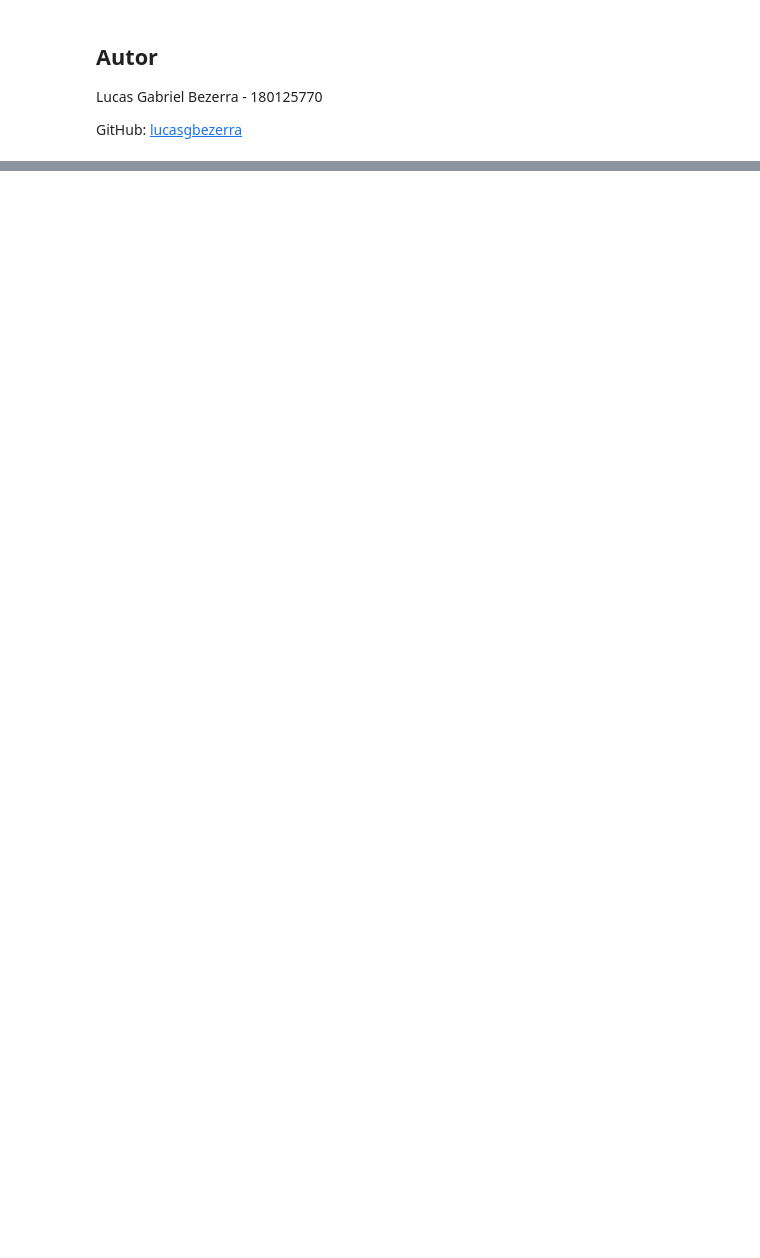
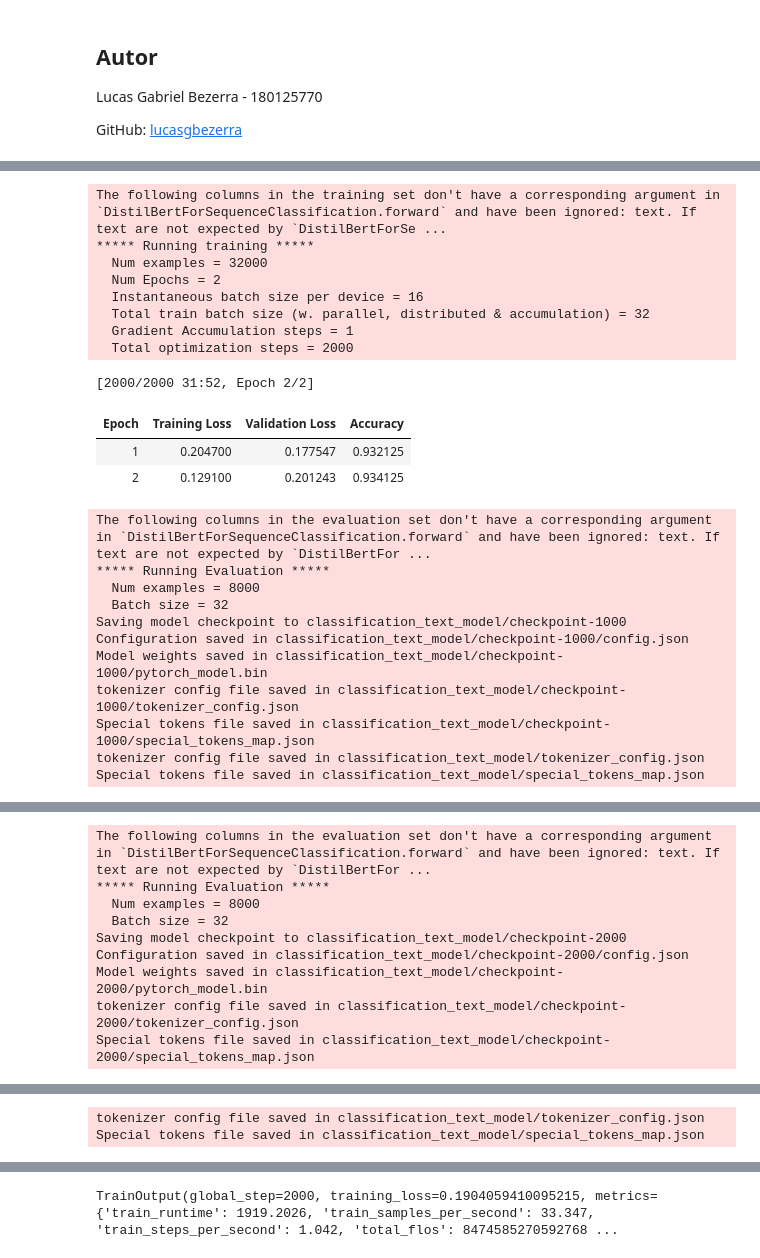
Before and after one commit to fabraz/fastaiOnCampus, a Jupyter notebook: nbs/180125770_lucasgbezerra_Lucas Gabriel Bezerra.ipynb, the cells around one changed output, grey strips where cells are left out. Drawn from its saved outputs; the diff is of its cells as text; code cells hidden in the pictures; blank space fills up the shorter version.

```diff
--- a/nbs/180125770_lucasgbezerra_Lucas Gabriel Bezerra.ipynb
+++ b/nbs/180125770_lucasgbezerra_Lucas Gabriel Bezerra.ipynb
@@ -444,0 +261,7 @@ Outro ponto importante é que mesmo com o uso de modelos mais precisos, a taxa d
+# %%
+import numpy as np
+
+def compute_metrics(eval_pred):
+    predictions, labels = eval_pred
+    predictions = np.argmax(predictions, axis=1)
+    return accuracy.compute(predictions=predictions, references=labels)
@@ -444,0 +272,3 @@ Outro ponto importante é que mesmo com o uso de modelos mais precisos, a taxa d
+# %%
+id_label = {0: "NEGATIVE", 1: "POSITIVE"}
+label_id = {"NEGATIVE": 0, "POSITIVE": 1}
@@ -444,0 +277,9 @@ Outro ponto importante é que mesmo com o uso de modelos mais precisos, a taxa d
+# %%
+from transformers import AutoModelForSequenceClassification, TrainingArguments, Trainer
+
+model = AutoModelForSequenceClassification.from_pretrained(
+    model_dbu,
+    num_labels=2,
+    id2label=id_label,
+    label2id=label_id
+)
@@ -444,0 +342,23 @@ Outro ponto importante é que mesmo com o uso de modelos mais precisos, a taxa d
+# %%
+training_args = TrainingArguments(
+    output_dir="classification_text_model",
+    learning_rate=2e-5,
+    per_device_train_batch_size=16,
+    per_device_eval_batch_size=16,
+    num_train_epochs=2,
+    weight_decay=0.01,
+    evaluation_strategy="epoch",
+    save_strategy="epoch",
+    load_best_model_at_end=True,
+    push_to_hub=True,
+)
+
+trainer = Trainer(
+    model=model,
+    args=training_args,
+    train_dataset=dds["train"],
+    eval_dataset=dds["test"],
+    tokenizer=toks,
+    data_collator=data_collator,
+    compute_metrics=compute_metrics,
+)
@@ -444,0 +409,26 @@ Outro ponto importante é que mesmo com o uso de modelos mais precisos, a taxa d
+# %%
+trainer.train()
+# %% [output]
+The following columns in the training set don't have a corresponding argument in `DistilBertForSequenceClassification.forward` and have been ignored: text. If text are not expected by `DistilBertForSe ...
+***** Running training *****
+  Num examples = 32000
+  Num Epochs = 2
+  Instantaneous batch size per device = 16
+  Total train batch size (w. parallel, distributed & accumulation) = 32
+  Gradient Accumulation steps = 1
+  Total optimization steps = 2000
+[2000/2000 31:52, Epoch 2/2]
+| Epoch | Training Loss | Validation Loss | Accuracy |
+| 1 | 0.204700 | 0.177547 | 0.932125 |
+| 2 | 0.129100 | 0.201243 | 0.934125 |
+The following columns in the evaluation set don't have a corresponding argument in `DistilBertForSequenceClassification.forward` and have been ignored: text. If text are not expected by `DistilBertFor ...
+***** Running Evaluation *****
+  Num examples = 8000
+  Batch size = 32
+Saving model checkpoint to classification_text_model/checkpoint-1000
+Configuration saved in classification_text_model/checkpoint-1000/config.json
+Model weights saved in classification_text_model/checkpoint-1000/pytorch_model.bin
+tokenizer config file saved in classification_text_model/checkpoint-1000/tokenizer_config.json
+Special tokens file saved in classification_text_model/checkpoint-1000/special_tokens_map.json
+tokenizer config file saved in classification_text_model/tokenizer_config.json
+Special tokens file saved in classification_text_model/special_tokens_map.json
@@ -444,0 +452,9 @@ Outro ponto importante é que mesmo com o uso de modelos mais precisos, a taxa d
+The following columns in the evaluation set don't have a corresponding argument in `DistilBertForSequenceClassification.forward` and have been ignored: text. If text are not expected by `DistilBertFor ...
+***** Running Evaluation *****
+  Num examples = 8000
+  Batch size = 32
+Saving model checkpoint to classification_text_model/checkpoint-2000
+Configuration saved in classification_text_model/checkpoint-2000/config.json
+Model weights saved in classification_text_model/checkpoint-2000/pytorch_model.bin
+tokenizer config file saved in classification_text_model/checkpoint-2000/tokenizer_config.json
+Special tokens file saved in classification_text_model/checkpoint-2000/special_tokens_map.json
@@ -444,0 +465,2 @@ Outro ponto importante é que mesmo com o uso de modelos mais precisos, a taxa d
+tokenizer config file saved in classification_text_model/tokenizer_config.json
+Special tokens file saved in classification_text_model/special_tokens_map.json
@@ -444,0 +496 @@ Outro ponto importante é que mesmo com o uso de modelos mais precisos, a taxa d
+TrainOutput(global_step=2000, training_loss=0.1904059410095215, metrics={'train_runtime': 1919.2026, 'train_samples_per_second': 33.347, 'train_steps_per_second': 1.042, 'total_flos': 8474585270592768 ...
```
Also changed, not shown: parts of 141 cells of this notebook, 1 other file.
